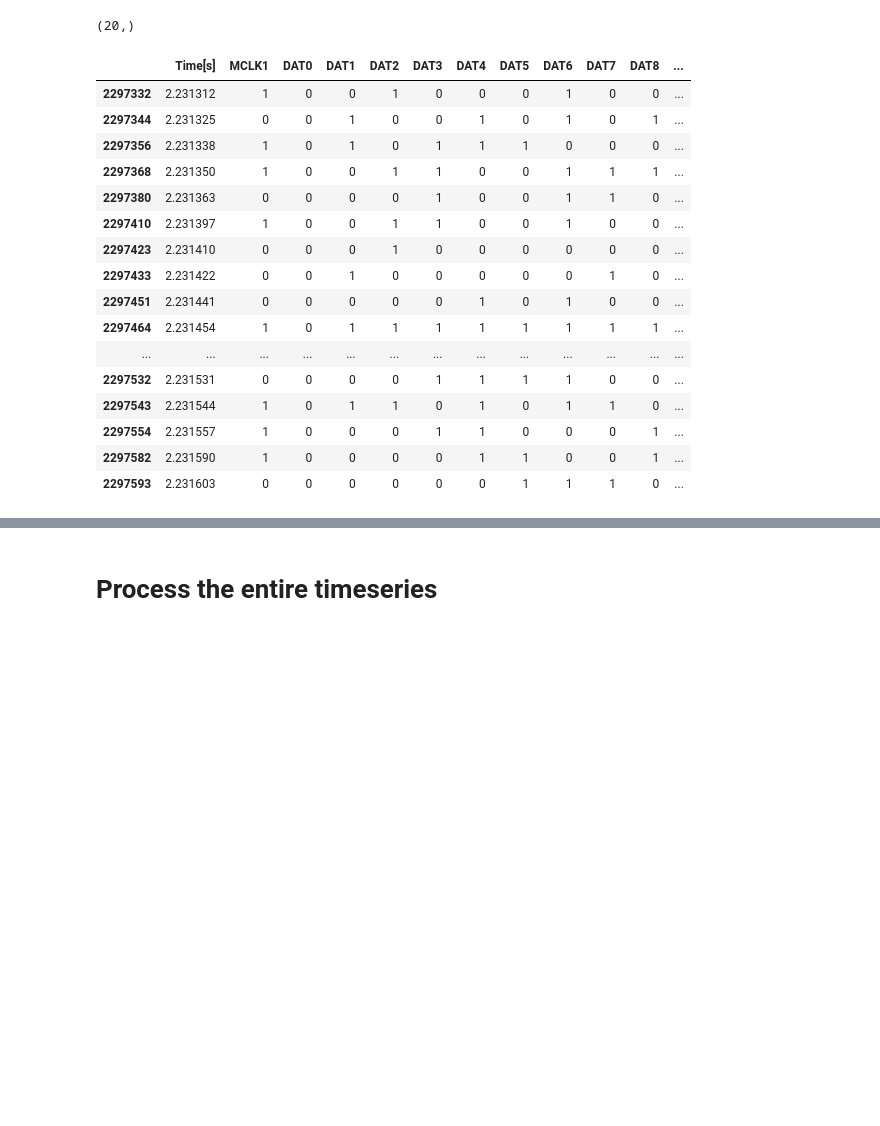
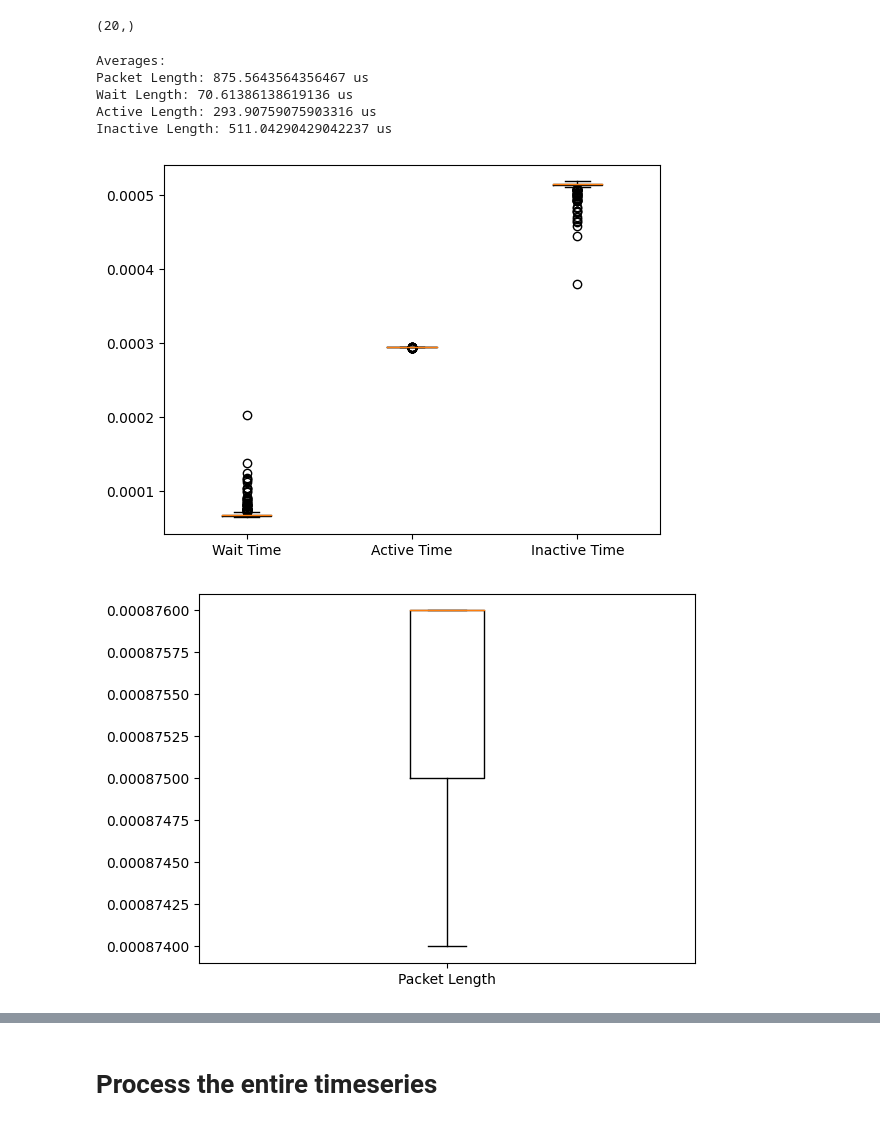
Before and after one commit to ebtrac/pp1_data_processing, a Jupyter notebook: pp1_dat_bus_processing.ipynb, the cells around one changed output, grey strips where cells are left out. Cells and saved outputs as stored; diff of their text form; code cells hidden in the pictures; blank space fills up the shorter version.

```diff
--- a/pp1_dat_bus_processing.ipynb
+++ b/pp1_dat_bus_processing.ipynb
@@ -130,25 +130,67 @@ dat13dat14rise = dat13dat14rise.index.to_series()
 dat13dat14rise.shape
 # %% [output]
 (20,)
+# %%
+# Get packet timing information
+packet_lengths = [] # amount of time DAT0 is low
+packet_wait_lengths = [] # amount of time between DAT0 going low and the first byte being transmitted
+packet_active_data_lengths = [] # amount of time that the DAT13 and DAT14 lines are in use
+packet_inactive_lengths = [] # amount of time that DAT0 remains low after DAT13 and DAT14 are done being used
+
+for chunkstart, chunkend in zip(chunk_indices_start, chunk_indices_end):
+    chunkdf = df.iloc[chunkstart:chunkend,]
+
+    if chunkdf[' DAT14'].max() == 0:
+        continue
+
+    # packet length
+    packet_length = chunkdf['Time[s]'].iloc[-1] - chunkdf['Time[s]'].iloc[0]
+    packet_lengths.append(packet_length)
+
+    # dat14 is always the first write to occur in a packet
+    dat14diff = chunkdf[' DAT14'].diff()
+    dat14_rising_edges = dat14diff.loc[dat14diff == 1]
+    # get index of first rising edge on DAT14
+    first_dat14_rising_edge = dat14_rising_edges.index.to_list()[0]
+
+    # waiting time
+    packet_wait = df['Time[s]'].iloc[first_dat14_rising_edge] - chunkdf['Time[s]'].iloc[0]
+    packet_wait_lengths.append(packet_wait)
+
+    # dat14 is always the last write to occur in a packet
+    dat14_falling_edges = dat14diff.loc[dat14diff == -1]
+    last_dat14_falling_edge = dat14_falling_edges.index.tolist()[-1]
+
+    # active time
+    packet_active = df['Time[s]'].iloc[last_dat14_falling_edge] - df['Time[s]'].iloc[first_dat14_rising_edge]
+    packet_active_data_lengths.append(packet_active)
+
+    # inactive time
+    packet_inactive = packet_length - packet_wait - packet_active
+    packet_inactive_lengths.append(packet_inactive)
+
+import numpy as np
+
+# print averages
+print("Averages:")
+print("Packet Length:",np.mean(packet_lengths)*1_000_000, "us")
+print("Wait Length:",np.mean(packet_wait_lengths)*1_000_000, "us")
+print("Active Length:",np.mean(packet_active_data_lengths)*1_000_000, "us")
+print("Inactive Length:",np.mean(packet_inactive_lengths)*1_000_000, "us")
+# %% [output]
+Averages:
+Packet Length: 875.5643564356467 us
+Wait Length: 70.61386138619136 us
+Active Length: 293.90759075903316 us
+Inactive Length: 511.04290429042237 us
+# %%
+plt.boxplot([packet_wait_lengths, packet_active_data_lengths, packet_inactive_lengths], labels=['Wait Time', 'Active Time', 'Inactive Time'])
+plt.show()
+plt.boxplot(packet_lengths, labels=['Packet Length'])
+plt.show()
+# %% [output]
+[figure, added]
+[figure, added]
 # %%
 chunkdatadf = df_onechunk.loc[dat13dat14rise,]
-chunkdatadf
-# %% [output]
-|  | Time[s] | MCLK1 | DAT0 | DAT1 | DAT2 | DAT3 | DAT4 | DAT5 | DAT6 | DAT7 | DAT8 | ... |
-| 2297332 | 2.231312 | 1 | 0 | 0 | 1 | 0 | 0 | 0 | 1 | 0 | 0 | ... |
-| 2297344 | 2.231325 | 0 | 0 | 1 | 0 | 0 | 1 | 0 | 1 | 0 | 1 | ... |
-| 2297356 | 2.231338 | 1 | 0 | 1 | 0 | 1 | 1 | 1 | 0 | 0 | 0 | ... |
-| 2297368 | 2.231350 | 1 | 0 | 0 | 1 | 1 | 0 | 0 | 1 | 1 | 1 | ... |
-| 2297380 | 2.231363 | 0 | 0 | 0 | 0 | 1 | 0 | 0 | 1 | 1 | 0 | ... |
-| 2297410 | 2.231397 | 1 | 0 | 0 | 1 | 1 | 0 | 0 | 1 | 0 | 0 | ... |
-| 2297423 | 2.231410 | 0 | 0 | 0 | 1 | 0 | 0 | 0 | 0 | 0 | 0 | ... |
-| 2297433 | 2.231422 | 0 | 0 | 1 | 0 | 0 | 0 | 0 | 0 | 1 | 0 | ... |
-| 2297451 | 2.231441 | 0 | 0 | 0 | 0 | 0 | 1 | 0 | 1 | 0 | 0 | ... |
-| 2297464 | 2.231454 | 1 | 0 | 1 | 1 | 1 | 1 | 1 | 1 | 1 | 1 | ... |
-| ... | ... | ... | ... | ... | ... | ... | ... | ... | ... | ... | ... | ... |
-| 2297532 | 2.231531 | 0 | 0 | 0 | 0 | 1 | 1 | 1 | 1 | 0 | 0 | ... |
-| 2297543 | 2.231544 | 1 | 0 | 1 | 1 | 0 | 1 | 0 | 1 | 1 | 0 | ... |
-| 2297554 | 2.231557 | 1 | 0 | 0 | 0 | 1 | 1 | 0 | 0 | 0 | 1 | ... |
-| 2297582 | 2.231590 | 1 | 0 | 0 | 0 | 0 | 1 | 1 | 0 | 0 | 1 | ... |
-| 2297593 | 2.231603 | 0 | 0 | 0 | 0 | 0 | 0 | 1 | 1 | 1 | 0 | ... |
 # %% [markdown]
```
Also changed, not shown: parts of 7 cells of this notebook.
